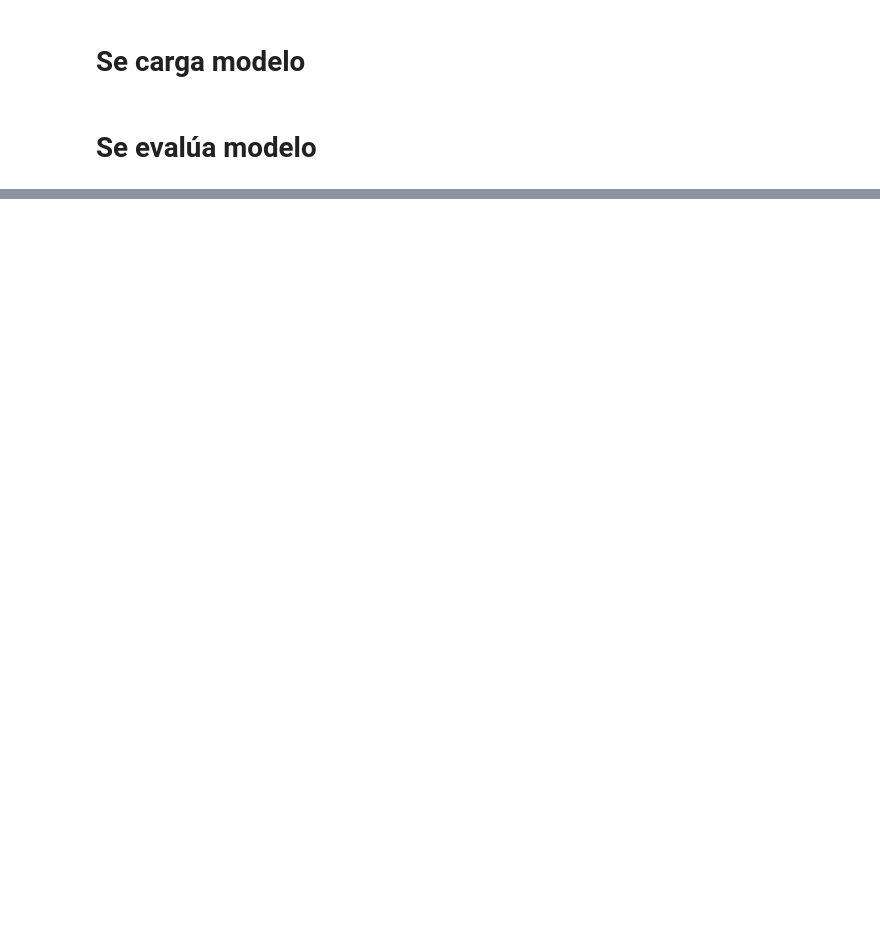
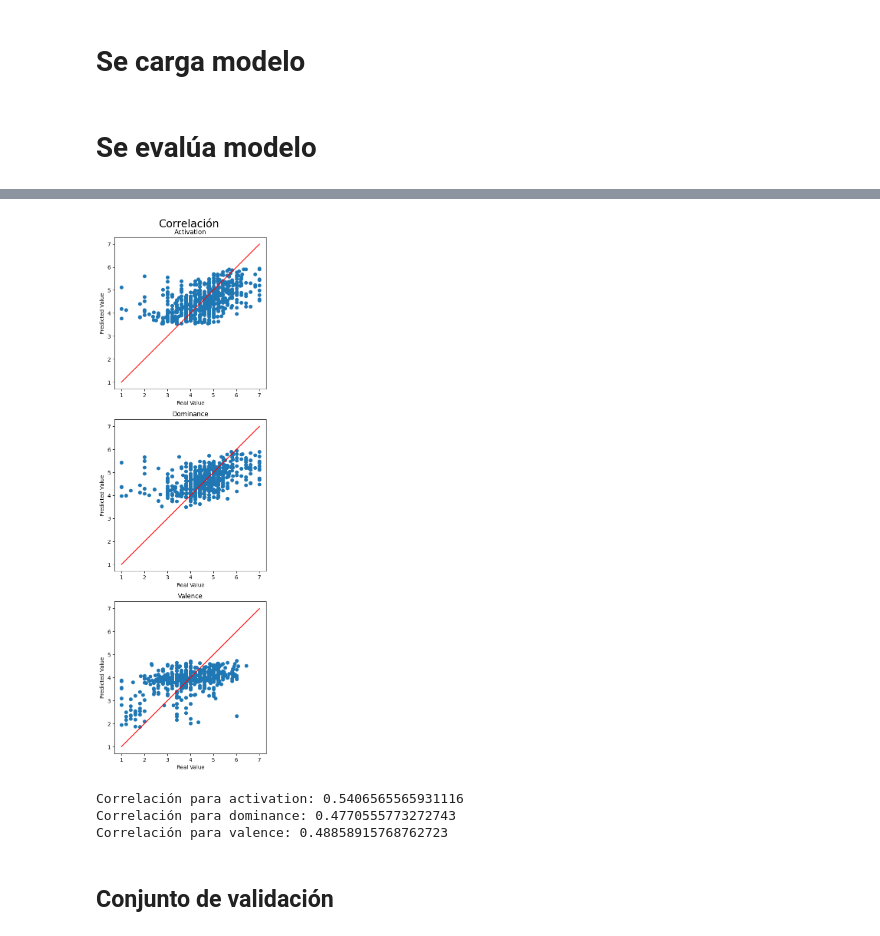
Before and after one commit to sbstnvsqz0/EL7060, a Jupyter notebook: T3/demo.ipynb, the cells around one changed output, grey strips where cells are left out. Drawn from its saved outputs; the diff is of its cells as text; code cells hidden in the pictures; blank space fills up the shorter version.

```diff
--- a/T3/demo.ipynb
+++ b/T3/demo.ipynb
@@ -36 +43,33 @@ model.load_model("bi_gru_def.pth")
+# %%
+import matplotlib.pyplot as plt
+import numpy as np
+"""a: real_values, b: predicted_values"""
+fig, axs = plt.subplots(3,sharey=True,figsize=(16,16))
+fig.suptitle("Correlación",fontsize=20,x=0.51)
+plt.subplots_adjust(top=0.95)
+i=0
+for key in a.keys():
+    axs[i].scatter(a[key],b[key])
+    axs[i].plot(np.array([1,7]),np.array([1,7]),c="r")
+    axs[i].set_title(key.capitalize())
+    axs[i].set_xlabel("Real Value")
+    axs[i].set_ylabel("Predicted Value")
+    axs[i].set(adjustable="box",aspect="equal")
+    i+=1
+# %% [output]
+[figure, added]
+# %%
+from scipy.stats import pearsonr
+corr_activation = pearsonr(a["activation"],b["activation"]).statistic
+corr_dominance = pearsonr(a["dominance"],b["dominance"]).statistic
+corr_valence = pearsonr(a["valence"],b["valence"]).statistic
+print(f"Correlación para activation: {corr_activation}")
+print(f"Correlación para dominance: {corr_dominance}")
+print(f"Correlación para valence: {corr_valence}")
+# %% [output]
+Correlación para activation: 0.5406565565931116
+Correlación para dominance: 0.4770555773272743
+Correlación para valence: 0.48858915768762723
+# %% [markdown]
+## Conjunto de validación
 # %%
```
Also changed, not shown: parts of 15 cells of this notebook, 7 other files.
